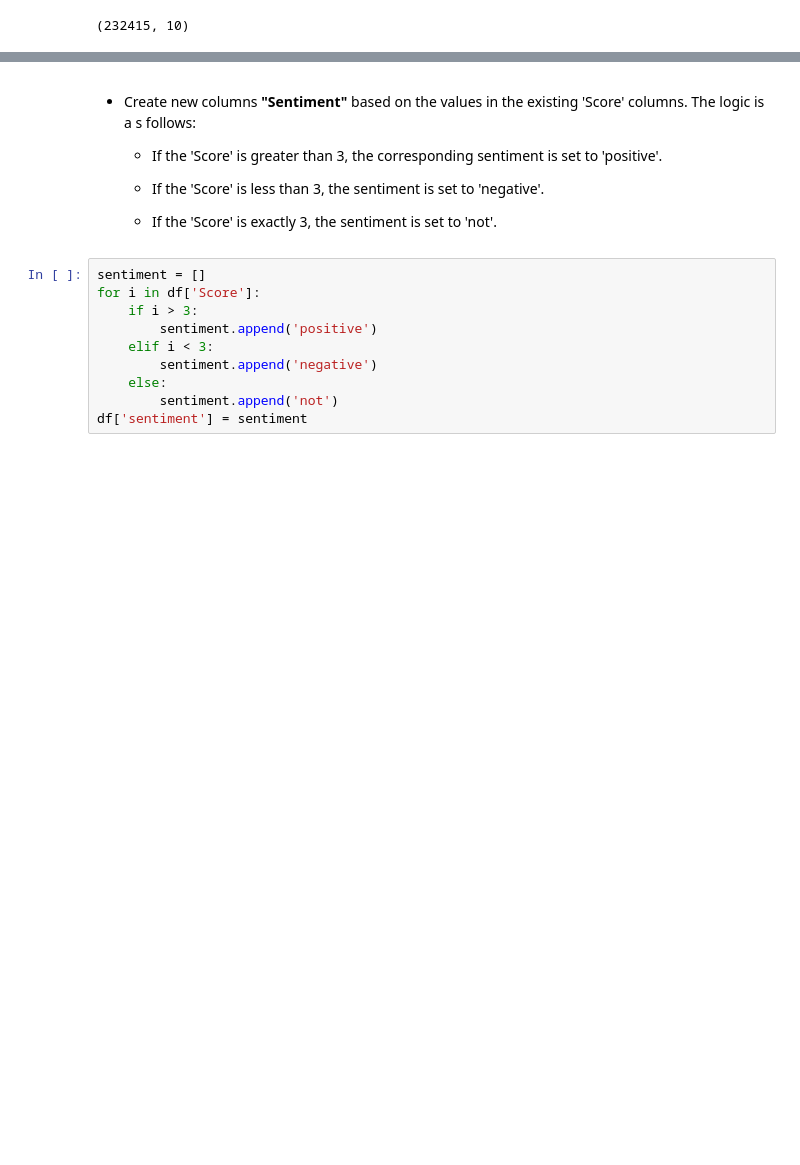
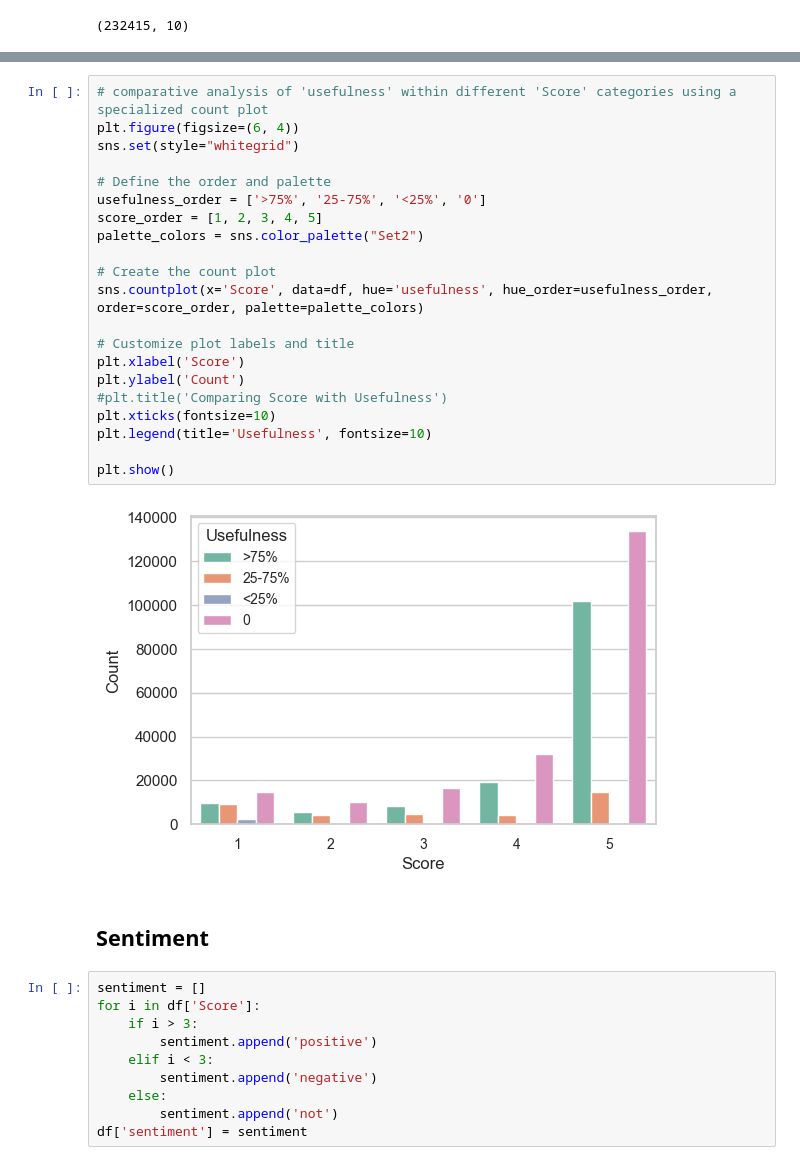
Before and after one commit to 87tana/NLP_SentimentAnalysis, a Jupyter notebook: EDA Feature Engineering Text Preprocessing.ipynb, the cells around one changed output, grey strips where cells are left out. Cells and saved outputs as stored; diff of their text form; blank space fills up the shorter version.

```diff
--- a/EDA Feature Engineering Text Preprocessing.ipynb
+++ b/EDA Feature Engineering Text Preprocessing.ipynb
@@ -321,14 +282,28 @@ plt.show()
+# %%
+# comparative analysis of 'usefulness' within different 'Score' categories using a specialized count plot
+plt.figure(figsize=(6, 4))
+sns.set(style="whitegrid")
+
+# Define the order and palette
+usefulness_order = ['>75%', '25-75%', '<25%', '0']
+score_order = [1, 2, 3, 4, 5]
+palette_colors = sns.color_palette("Set2")
+
+# Create the count plot
+sns.countplot(x='Score', data=df, hue='usefulness', hue_order=usefulness_order, order=score_order, palette=palette_colors)
+
+# Customize plot labels and title
+plt.xlabel('Score')
+plt.ylabel('Count')
+#plt.title('Comparing Score with Usefulness')
+plt.xticks(fontsize=10)
+plt.legend(title='Usefulness', fontsize=10)
+
+plt.show()
+# %% [output]
+[figure, added]
 # %% [markdown]
-- Create new columns **"Sentiment"** based on the values in the existing 'Score' columns. The logic is a s follows:
-
-
-    - If the 'Score' is greater than 3, the corresponding sentiment is set to 'positive'.
-
-
-    - If the 'Score' is less than 3, the sentiment is set to 'negative'.
-
-
-    - If the 'Score' is exactly 3, the sentiment is set to 'not'.
+## Sentiment
 # %%
 sentiment = []
 for i in df['Score']:
```
Also changed, not shown: parts of 114 cells of this notebook.
